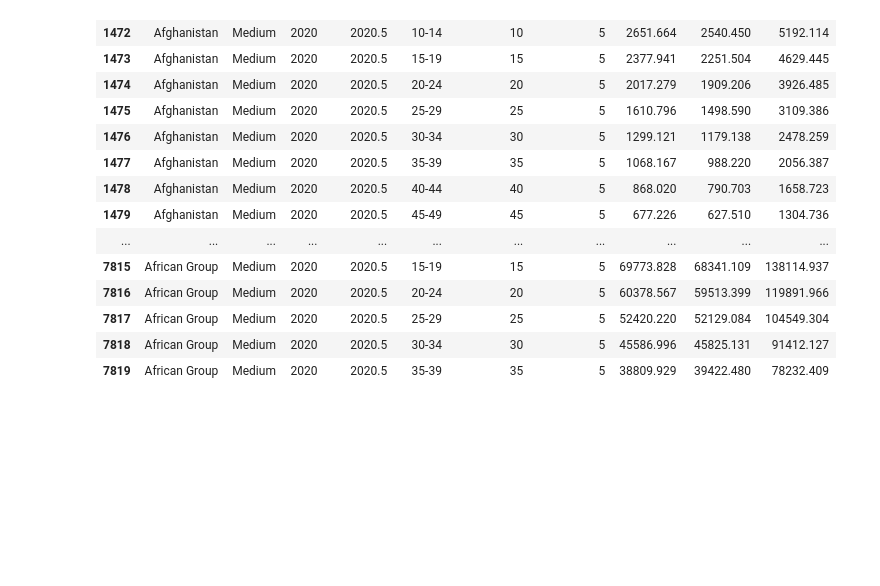
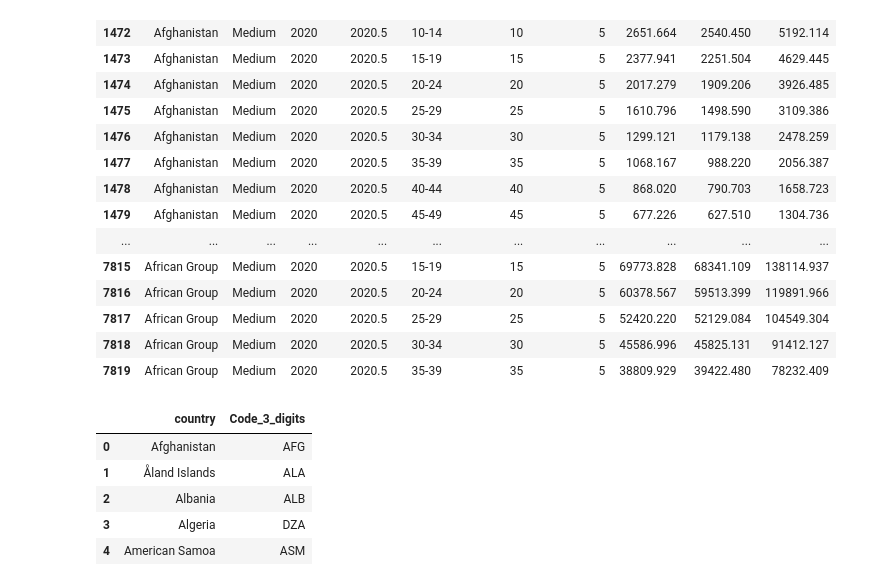
Before and after one commit to supermonti1999/TechLabs_Projekt, a Jupyter notebook: Population.ipynb, the cells around one changed output. Drawn from its saved outputs; the diff is of its cells as text; code cells hidden in the pictures; blank space fills up the shorter version.

```diff
--- a/Population.ipynb
+++ b/Population.ipynb
@@ -68,16 +42,25 @@ POP.head(50)
 # %%
 #Insert data with the ISO Codes of the countrys in order to accomplish comparability between the data sets
 ISO = pd.read_csv('ISO3166.csv')
 #Eliminate the unneccesary columns
 ISO= ISO[['name','alpha-3']]
 #rename columns
 ISO.columns= ["country","Code_3_digits"]
-#Merge ISOcodes with the dataframe in a new dataframe
+#Merge ISOcodes with the dataframe of the Population in a new dataframe
 POP_ISO= pd.merge(POP, ISO, left_on='Location', right_on='country')
 POP_ISO.drop(['country'], axis=1, inplace=True)
 
 #Test for Nan Values, Not found
 POP_ISO["Code_3_digits"].isnull().sum()
 
 #Export the dataframe  as a csv because the initial data was too big to be uploaded to GitHub
 POP_ISO.to_csv(r'C:\Users\Sebas\Google Drive\Techlabs Projekt\POP_ISO.csv',index=True)
+
+ISO.head()
+# %% [output]
+|  | country | Code_3_digits |
+| 0 | Afghanistan | AFG |
+| 1 | Åland Islands | ALA |
+| 2 | Albania | ALB |
+| 3 | Algeria | DZA |
+| 4 | American Samoa | ASM |
```
Also changed, not shown: parts of 3 cells of this notebook, 1 other file.
